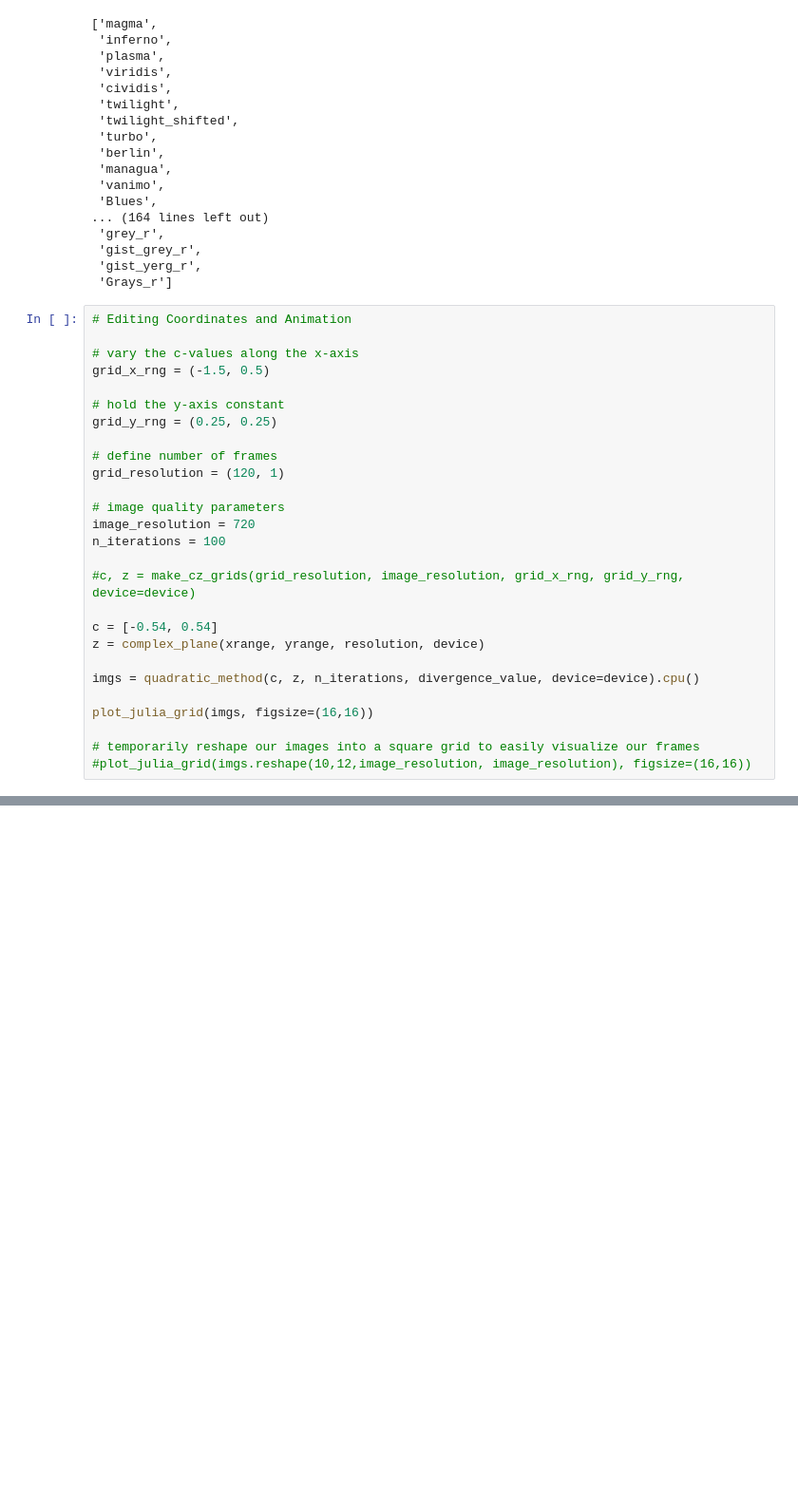
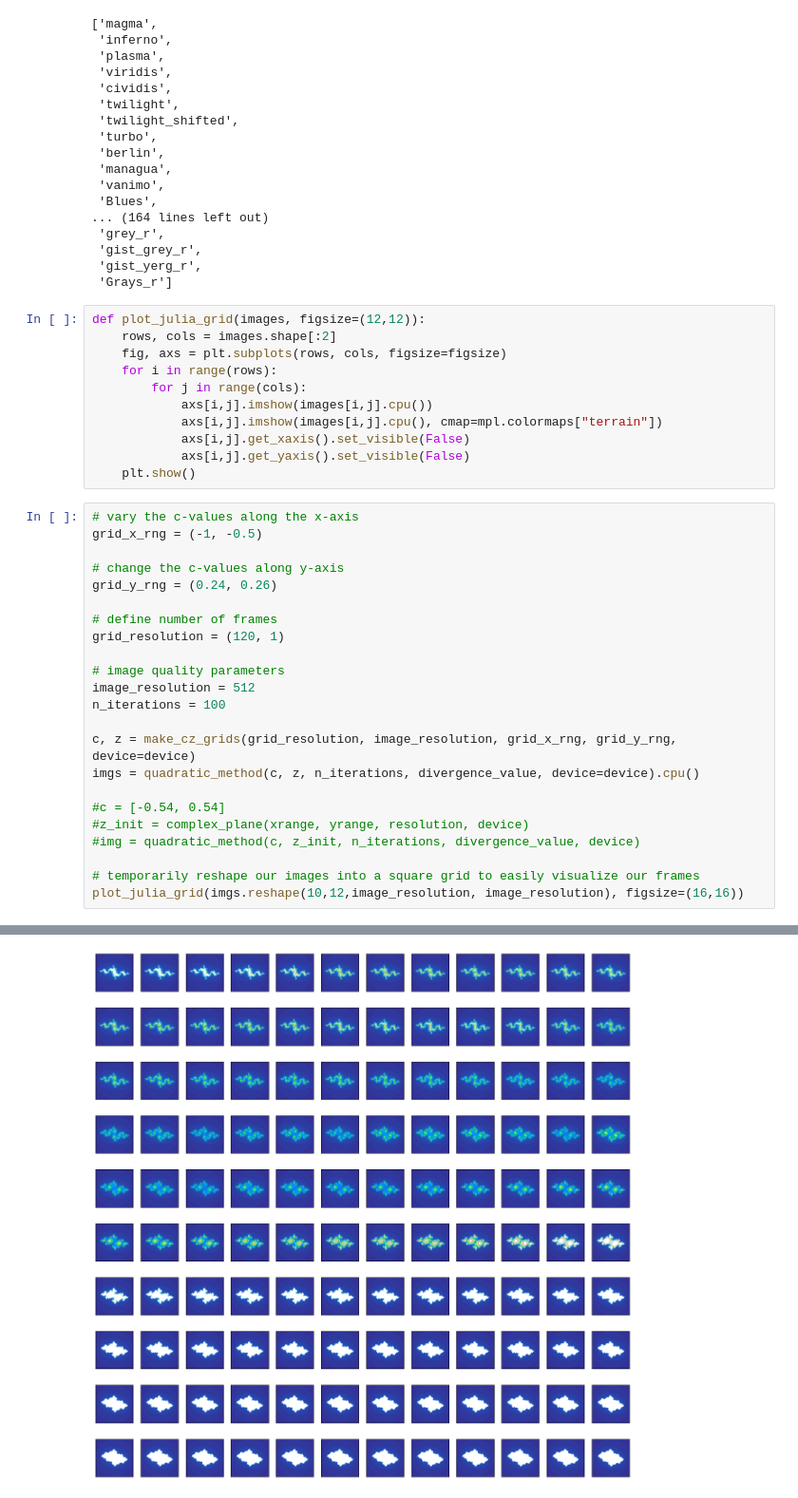
Before and after one commit to Choosterr/Week2-Randomness-and-Chaos, a Jupyter notebook: julia_fractals.ipynb, the cells around one changed output, grey strips where cells are left out. Shown at 95% size. Saved outputs shown, nothing was run; the diff lists cells and outputs as text; blank space fills up the shorter version.

```diff
--- a/julia_fractals.ipynb
+++ b/julia_fractals.ipynb
@@ -567,31 +590,38 @@ list(colormaps)
  'gist_grey_r',
  'gist_yerg_r',
  'Grays_r']
+# %%
+def plot_julia_grid(images, figsize=(12,12)):
+    rows, cols = images.shape[:2]
+    fig, axs = plt.subplots(rows, cols, figsize=figsize)
+    for i in range(rows):
+        for j in range(cols):
+            axs[i,j].imshow(images[i,j].cpu())
+            axs[i,j].imshow(images[i,j].cpu(), cmap=mpl.colormaps["terrain"])
+            axs[i,j].get_xaxis().set_visible(False)
+            axs[i,j].get_yaxis().set_visible(False)
+    plt.show()
 # %%
-# Editing Coordinates and Animation
+# vary the c-values along the x-axis
+grid_x_rng = (-1, -0.5)
 
-# vary the c-values along the x-axis
-grid_x_rng = (-1.5, 0.5)
-
-# hold the y-axis constant
-grid_y_rng = (0.25, 0.25)
+# change the c-values along y-axis
+grid_y_rng = (0.24, 0.26)
 
 # define number of frames
 grid_resolution = (120, 1)
 
 # image quality parameters
-image_resolution = 720
+image_resolution = 512
 n_iterations = 100
 
-#c, z = make_cz_grids(grid_resolution, image_resolution, grid_x_rng, grid_y_rng, device=device)
-
-c = [-0.54, 0.54]
-z = complex_plane(xrange, yrange, resolution, device)
-
+c, z = make_cz_grids(grid_resolution, image_resolution, grid_x_rng, grid_y_rng, device=device)
 imgs = quadratic_method(c, z, n_iterations, divergence_value, device=device).cpu()
 
-plot_julia_grid(imgs, figsize=(16,16))
+#c = [-0.54, 0.54]
+#z_init = complex_plane(xrange, yrange, resolution, device)
+#img = quadratic_method(c, z_init, n_iterations, divergence_value, device)
 
 # temporarily reshape our images into a square grid to easily visualize our frames
-#plot_julia_grid(imgs.reshape(10,12,image_resolution, image_resolution), figsize=(16,16))
+plot_julia_grid(imgs.reshape(10,12,image_resolution, image_resolution), figsize=(16,16))
 # %% [output]
@@ -602,0 +628 @@ KeyboardInterrupt:
+[figure, added]
```
Also changed, not shown: parts of 14 cells of this notebook.
